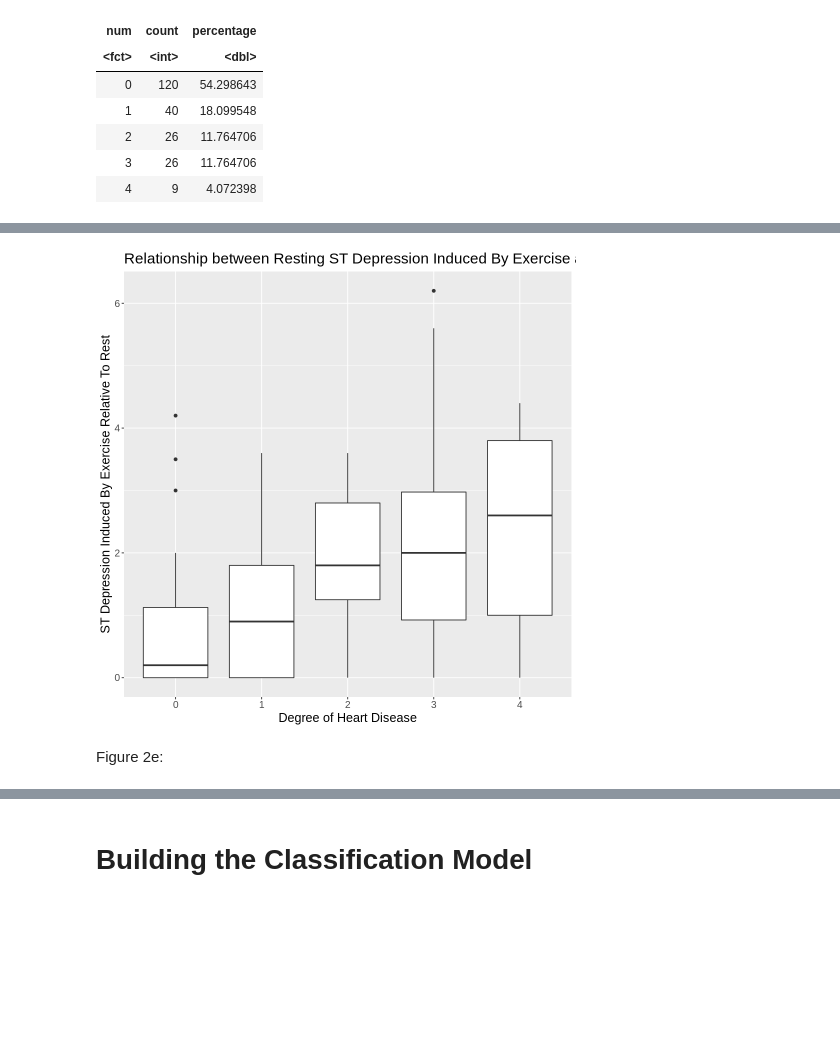
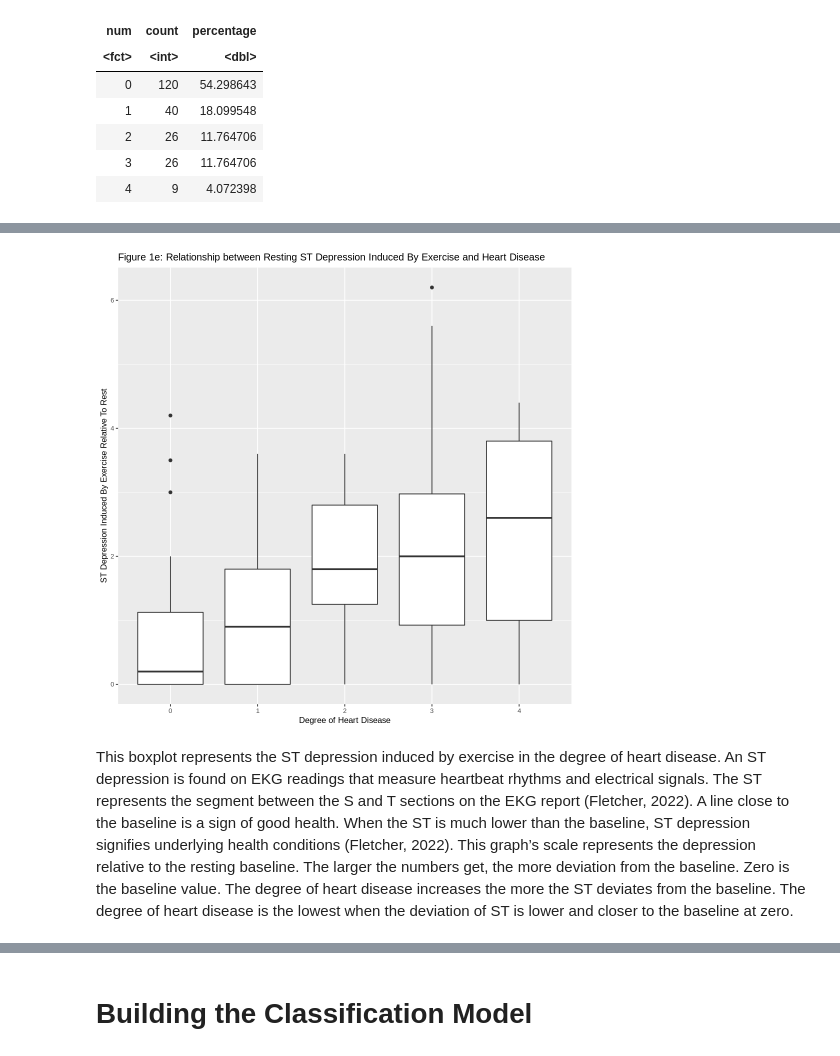
Before and after one commit to mikayladitosto/dsci-100-2023s1-group-14, a Jupyter notebook: Project.ipynb, the cells around one changed output, grey strips where cells are left out. Cells and saved outputs as stored; diff of their text form; code cells hidden in the pictures; blank space fills up the shorter version.

```diff
--- a/Project.ipynb
+++ b/Project.ipynb
@@ -241,13 +208,13 @@ Figure 2d:
 # %%
 oldpeak_plot <- cleveland_training |>
     ggplot(aes(y = oldpeak, x = num)) +
     geom_boxplot() +
     labs(x = "Degree of Heart Disease",
          y = "ST Depression Induced By Exercise Relative To Rest") +
-    theme(text = element_text(size = 15)) +
-    ggtitle("Relationship between Resting ST Depression Induced By Exercise and Heart Disease")
+    theme(text = element_text(size = 10)) +
+    ggtitle("Figure 1e: Relationship between Resting ST Depression Induced By Exercise and Heart Disease")
 oldpeak_plot
 # %% [output]
-[figure, old version]
+[figure, new version]
-# %% [markdown]
-Figure 2e:
+# %% [markdown]
+This boxplot represents the ST depression induced by exercise in the degree of heart disease. An ST depression is found on EKG readings that measure heartbeat rhythms and electrical signals. The ST represents the segment between the S and T sections on the EKG report (Fletcher, 2022). A line close to the baseline is a sign of good health. When the ST is much lower than the baseline, ST depression signifies underlying health conditions (Fletcher, 2022). This graph’s scale represents the depression relative to the resting baseline. The larger the numbers get, the more deviation from the baseline. Zero is the baseline value. The degree of heart disease increases the more the ST deviates from the baseline. The degree of heart disease is the lowest when the deviation of ST is lower and closer to the baseline at zero.
```
Also changed, not shown: parts of 49 cells of this notebook.
